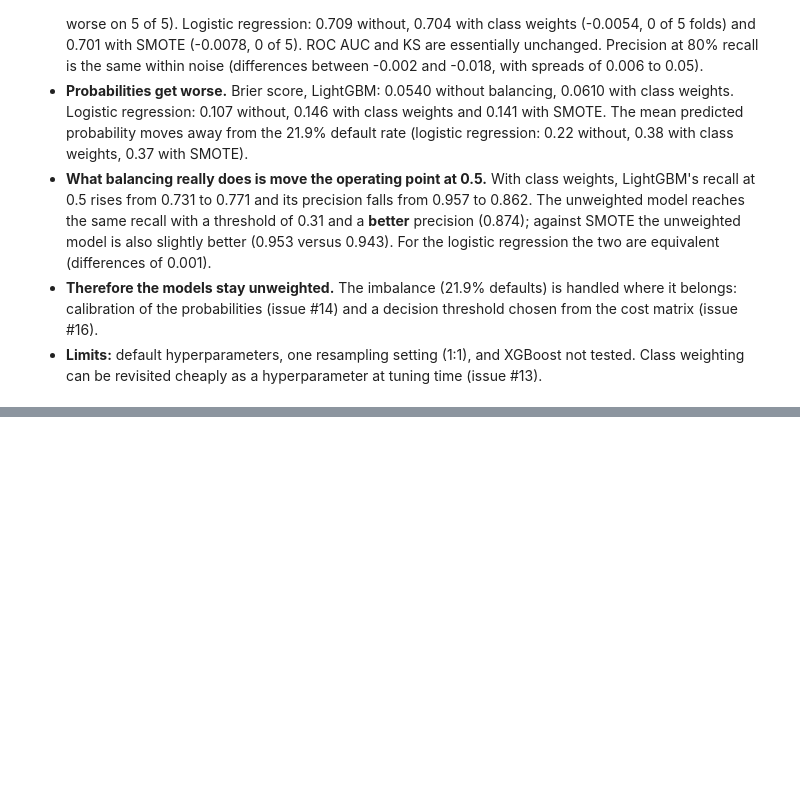
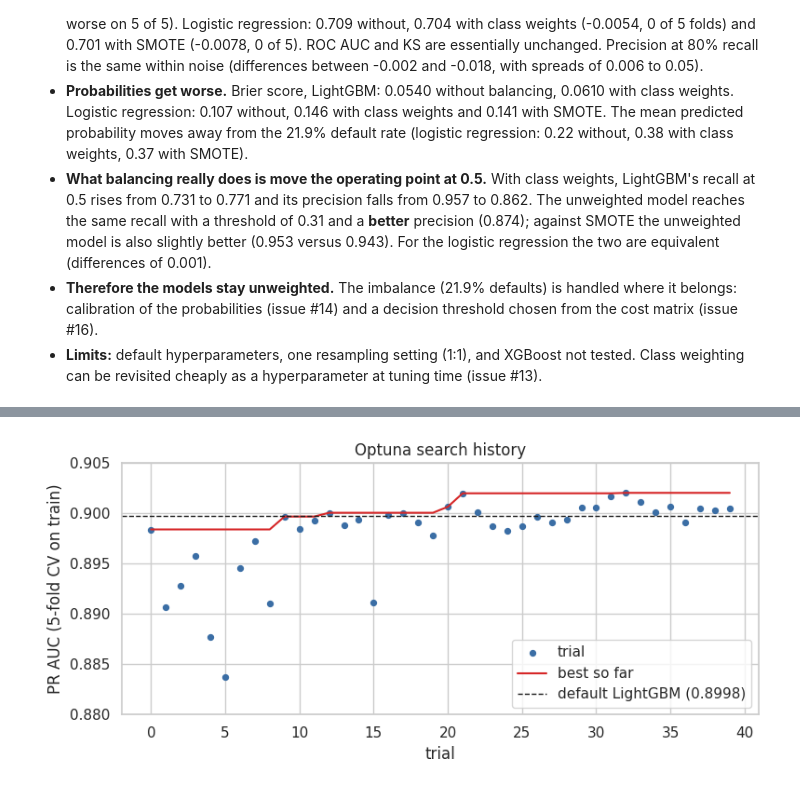
Before and after one commit to cheickbougoum90-web/credit-risk-scoring, a Jupyter notebook: notebooks/02_modeling_experiments.ipynb, the cells around one changed output, grey strips where cells are left out. Saved outputs shown, nothing was run; the diff lists cells and outputs as text; code cells hidden in the pictures; blank space fills up the shorter version.

Commit message:
Tune LightGBM with Optuna; keep default hyperparameters. Closes #13

```diff
--- a/notebooks/02_modeling_experiments.ipynb
+++ b/notebooks/02_modeling_experiments.ipynb
@@ -723,0 +738,14 @@ display(pd.DataFrame(rows).set_index(["model", "strategy at threshold 0.5"]).rou
+# %%
+space = pd.DataFrame(
+    [{"parameter": k, "type": v[0], "range": (str(v[1]) if v[0] != "categorical" else str(v[1])) if v[0] == "categorical" else f"{v[1]} to {v[2]}"} for k, v in SPACE.items()]
+).set_index("parameter")
+display(space)
+
+trials = pd.read_csv(REPORTS / "tuning" / "lightgbm_trials.csv")
+best_params = load_best_params(REPORTS / "tuning" / "lightgbm_best_params.json")
+default_cv = cv_res["lightgbm"]["pr_auc"].mean()
+
+print(f"{len(trials)} trials | PR AUC: min {trials['pr_auc'].min():.4f}, median {trials['pr_auc'].median():.4f}, max {trials['pr_auc'].max():.4f}")
+print(f"default LightGBM on the same folds: {default_cv:.4f} | start point of the search (trial 0): {trials.loc[0, 'pr_auc']:.4f}")
+print("best parameters:", {k: (round(v, 4) if isinstance(v, float) else v) for k, v in best_params.items()})
+display(trials.sort_values("pr_auc", ascending=False).head(5).round(4).set_index("trial"))
@@ -723,0 +774,15 @@ display(pd.DataFrame(rows).set_index(["model", "strategy at threshold 0.5"]).rou
+# %%
+fig, ax = plt.subplots(figsize=(8, 3.8))
+ax.scatter(trials["trial"], trials["pr_auc"], s=18, color="#3b6ea5", label="trial")
+ax.plot(trials["trial"], trials["pr_auc"].cummax(), color="#d62728", label="best so far")
+ax.axhline(default_cv, color="k", linestyle="--", linewidth=1, label=f"default LightGBM ({default_cv:.4f})")
+ax.set_ylim(0.88, 0.905)
+ax.set_xlabel("trial")
+ax.set_ylabel("PR AUC (5-fold CV on train)")
+ax.set_title("Optuna search history")
+ax.legend(loc="lower right")
+fig.tight_layout()
+fig.savefig(REPORTS / "figures" / "tuning_history.png", dpi=130, bbox_inches="tight")
+plt.show()
+# %% [output]
+[figure, added]
```
Also changed, not shown: parts of 13 cells of this notebook, 10 other files.
